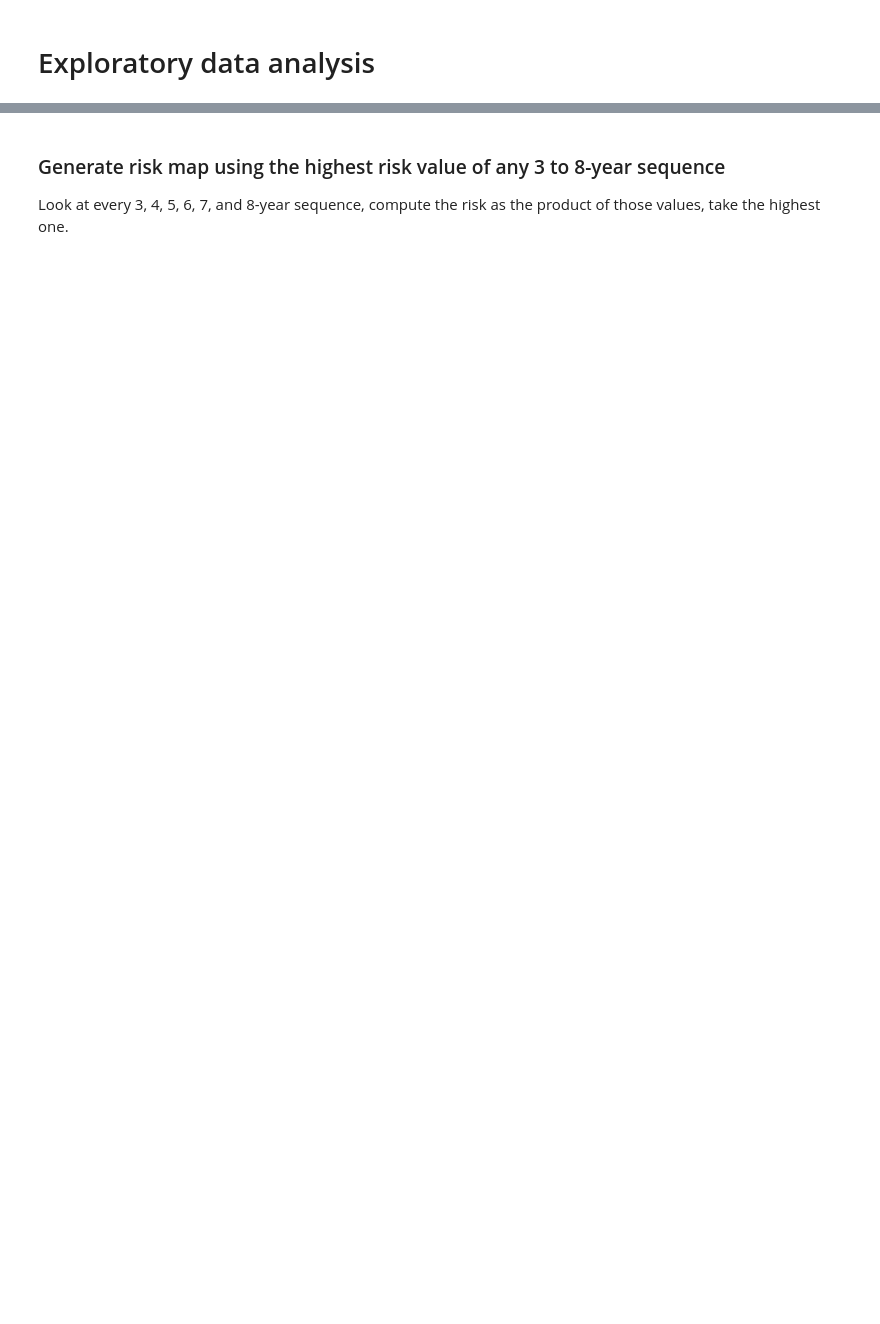
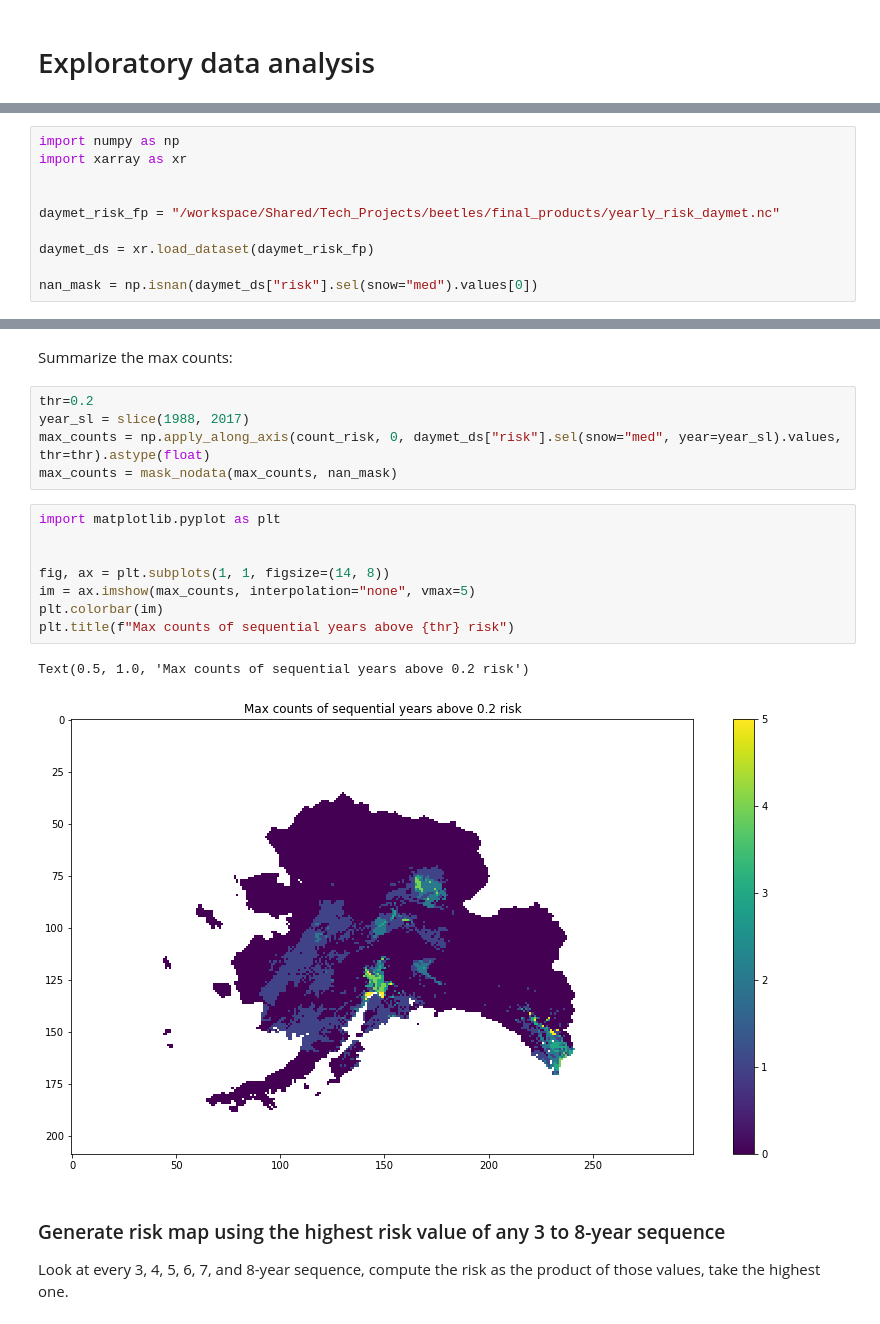
Before and after one commit to ua-snap/spruce-beetle-risk, a Jupyter notebook: eda.ipynb, the cells around one changed output, grey strips where cells are left out. Saved outputs shown, nothing was run; the diff lists cells and outputs as text; blank space fills up the shorter version.

Commit message:
explore cumulative max count risk maps with higher thresholds

```diff
--- a/eda.ipynb
+++ b/eda.ipynb
@@ -2,0 +7,10 @@
+# %%
+import numpy as np
+import xarray as xr
+
+
+daymet_risk_fp = "/workspace/Shared/Tech_Projects/beetles/final_products/yearly_risk_daymet.nc"
+
+daymet_ds = xr.load_dataset(daymet_risk_fp)
+
+nan_mask = np.isnan(daymet_ds["risk"].sel(snow="med").values[0])
@@ -3,3 +56,21 @@
+# %% [markdown]
+Summarize the max counts:
+# %%
+thr=0.2
+year_sl = slice(1988, 2017)
+max_counts = np.apply_along_axis(count_risk, 0, daymet_ds["risk"].sel(snow="med", year=year_sl).values, thr=thr).astype(float)
+max_counts = mask_nodata(max_counts, nan_mask)
+# %%
+import matplotlib.pyplot as plt
+
+
+fig, ax = plt.subplots(1, 1, figsize=(14, 8))
+im = ax.imshow(max_counts, interpolation="none", vmax=5)
+plt.colorbar(im)
+plt.title(f"Max counts of sequential years above {thr} risk")
+# %% [output]
+Text(0.5, 1.0, 'Max counts of sequential years above 0.2 risk')
+[figure, added]
 # %% [markdown]
 ### Generate risk map using the highest risk value of any 3 to 8-year sequence
 
```
Also changed, not shown: parts of 4 cells of this notebook.
